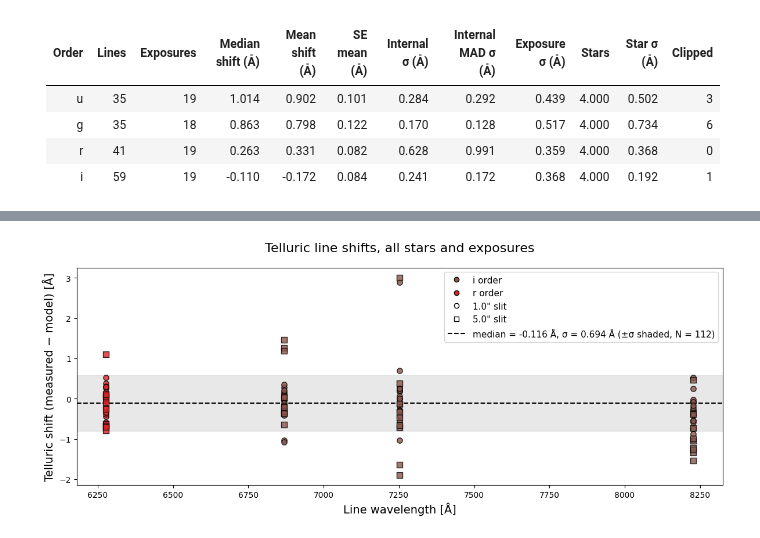
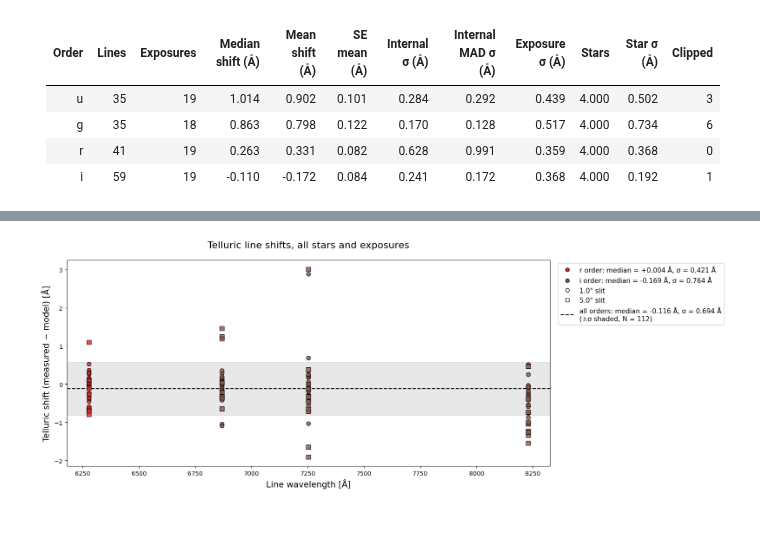
Before and after one commit to thespacedoctor/soxspipe-wavelength-calibration-analysis, a Jupyter notebook: soxs_uvvis_analysis/STDCheck-Cleaned.ipynb, the cells around one changed output, grey strips where cells are left out. Drawn from its saved outputs; the diff is of its cells as text; code cells hidden in the pictures.

```diff
--- a/soxs_uvvis_analysis/STDCheck-Cleaned.ipynb
+++ b/soxs_uvvis_analysis/STDCheck-Cleaned.ipynb
@@ -592,7 +592,7 @@ def plot_comparison(windowMin, windowMax, starGroups, order, telluric=False, sav
         print(f"[WARNING] {windowMin}-{windowMax} Å: no star has a fitted velocity, comparison plot skipped")
         return
 
-    fig = plt.figure(figsize=(12, 8))
+    fig = plt.figure(figsize=(16, 8))
     ax1 = fig.add_subplot(2, 1, 1)
     legendHandles = []
 
@@ -633,8 +633,8 @@ def plot_comparison(windowMin, windowMax, starGroups, order, telluric=False, sav
         legendHandles.append(Line2D([], [], ls='', label=f"median shift = {np.median(finiteShifts):+.3f} Å, σ = {stdShift:.3f} Å (N = {finiteShifts.size})"))
 
     ax1.set_xlim(windowMin, windowMax)
-    # UPPER LEFT KEEPS THE STELLAR LEGEND CLEAR OF THE LINE LABEL, WHICH SITS JUST RIGHT OF THE LINE
-    ax1.legend(handles=legendHandles, fontsize=10, loc='upper right' if telluric else 'upper left')
+    # LEGEND OUTSIDE THE AXES, TO THE RIGHT, SO IT HIDES NO SPECTRA OR LINE LABEL
+    ax1.legend(handles=legendHandles, fontsize=10, loc='upper left', bbox_to_anchor=(1.01, 1.0))
     if telluric:
         ax1.set_title(f"SOXS spectra vs. telluric line ({telluric:.1f} Å - {order}-order)", pad=20)
     else:
@@ -1200,6 +1150,7 @@ else:
 # DIAGNOSTIC PLOT: TELLURIC LINE SHIFT AGAINST WAVELENGTH, EVERY STAR, EXPOSURE AND SLIT IN ONE PANEL.
 # TELLURIC LINES FORM IN THE EARTH'S ATMOSPHERE, SO ANY SHIFT IS A WAVELENGTH-SOLUTION ERROR (NO VELOCITY TO REMOVE).
 # THE MEDIAN AND σ POOL EVERY ORDER, SLIT AND EXPOSURE: σ IS THE SCATTER OF SINGLE LINES, NOT AN ERROR ON THE MEDIAN.
+# THE PER-ORDER MEDIAN AND σ IN THE LEGEND POOL EVERY LINE OF THAT ORDER IN THE SAME WAY.
 
 if len(telluricAllSlitsDf) == 0:
     display(Markdown("**Warning:** no telluric line measurements -- telluric shift plot skipped."))
@@ -1208,39 +1159,45 @@ else:
     medianShift = np.median(shiftValues)
     stdShift = np.std(shiftValues, ddof=1) if len(shiftValues) > 1 else np.nan
 
-    fig, ax = plt.subplots(figsize=(12, 5))
+    fig, ax = plt.subplots(figsize=(16, 6))
     if np.isfinite(stdShift):
         ax.axhspan(medianShift - stdShift, medianShift + stdShift, color='lightgrey', alpha=0.5, zorder=0)
     ax.axhline(medianShift, color='black', linestyle='--', zorder=1)
     for (order, slit), groupDf in telluricAllSlitsDf.groupby(['Order', 'Slit']):
         ax.scatter(
             groupDf['LineWavelengthAngstrom'], groupDf['ShiftAngstrom'],
             color=ORDER_COLORS.get(order, 'grey'), marker=SLIT_MARKERS.get(slit, '^'),
             edgecolor='black', s=45, alpha=0.8, zorder=2,
         )
 
-    # LEGEND FROM PROXY HANDLES: ONE ENTRY PER ORDER (COLOUR, WITH ITS MEDIAN), ONE PER SLIT (MARKER), AND THE GLOBAL STATISTICS
-    orderMedians = telluricAllSlitsDf.groupby('Order')['ShiftAngstrom'].median()
+    # LEGEND FROM PROXY HANDLES: ONE ENTRY PER ORDER (COLOUR, WITH ITS MEDIAN AND σ), ONE PER SLIT (MARKER), AND THE GLOBAL STATISTICS
+    orderStats = telluricAllSlitsDf.groupby('Order')['ShiftAngstrom'].agg(['count', 'median', 'std'])
     # ORDERS IN WAVELENGTH ORDER, THEN ANY ORDER WITHOUT ITS OWN COLOUR
-    presentOrders = set(telluricAllSlitsDf['Order'])
+    presentOrders = set(orderStats.index)
     legendOrders = [order for order in ORDER_COLORS if order in presentOrders] + sorted(presentOrders - set(ORDER_COLORS))
     orderHandles = [
-        Line2D([], [], marker='o', linestyle='', color=ORDER_COLORS.get(order, 'grey'), markeredgecolor='black', label=f"{order} order: median = {orderMedians[order]:+.3f} Å")
+        Line2D([], [], marker='o', linestyle='', color=ORDER_COLORS.get(order, 'grey'), markeredgecolor='black', label=f"{order} order: median = {orderStats.loc[order, 'median']:+.3f} Å, σ = {orderStats.loc[order, 'std']:.3f} Å")
         for order in legendOrders
     ]
     slitHandles = [
         Line2D([], [], marker=SLIT_MARKERS.get(slit, '^'), linestyle='', color='white', markeredgecolor='black', label=f'{slit:.1f}" slit')
         for slit in sorted(telluricAllSlitsDf['Slit'].unique())
     ]
-    statsHandle = Line2D([], [], color='black', linestyle='--', label=f"all orders: median = {medianShift:+.3f} Å, σ = {stdShift:.3f} Å (±σ shaded, N = {len(shiftValues)})")
+    statsHandle = Line2D([], [], color='black', linestyle='--', label=f"all orders: median = {medianShift:+.3f} Å, σ = {stdShift:.3f} Å\n(±σ shaded, N = {len(shiftValues)})")
     # LEGEND OUTSIDE THE AXES SO IT HIDES NO POINTS
     ax.legend(handles=orderHandles + slitHandles + [statsHandle], fontsize=11, loc='upper left', bbox_to_anchor=(1.01, 1.0))
 
     ax.set_title("Telluric line shifts, all stars and exposures", pad=20, fontsize=16)
     ax.set_xlabel("Line wavelength [Å]", fontsize=14)
     ax.set_ylabel("Telluric shift (measured − model) [Å]", fontsize=14)
     fig.tight_layout()
     fig.savefig(f"{PLOTS_DIR}telluric_shift_diagnostic.png", dpi=150, bbox_inches='tight')
     plt.show()
+
+    # THE PER-ORDER VALUES FROM THE LEGEND, AS A TABLE BELOW THE PLOT
+    orderTableDf = orderStats.loc[legendOrders].reset_index().rename(columns={'count': 'N', 'median': 'Median [Å]', 'std': 'σ [Å]'})
+    display(Markdown("### Telluric line shifts by order"))
+    # FORMATS MATCH THE COLUMNS BY POSITION: ORDER, N, MEDIAN, σ
+    display(Markdown(orderTableDf.to_markdown(index=False, floatfmt=("", "", "+.3f", ".3f"))))
 # %% [output]
-[figure, old version]
+[figure, new version]
```
Also changed, not shown: parts of 5 cells of this notebook, 1 other file.
